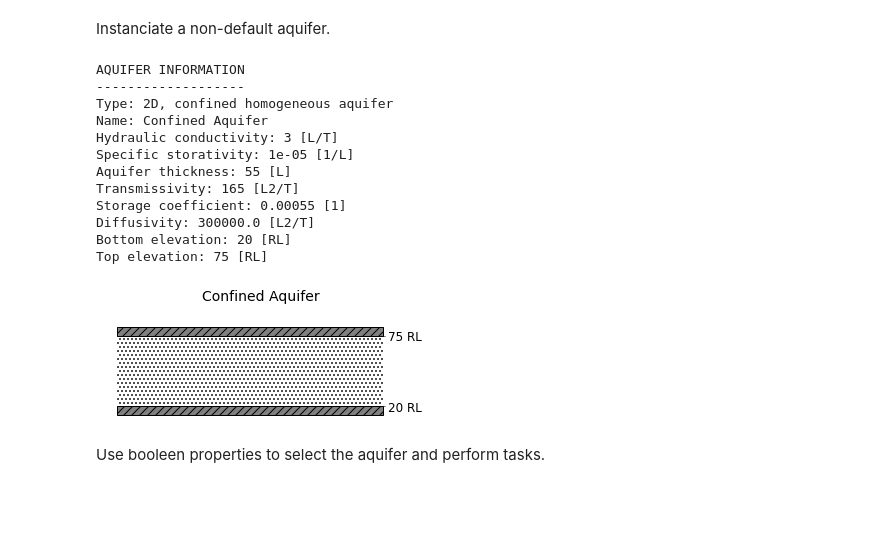
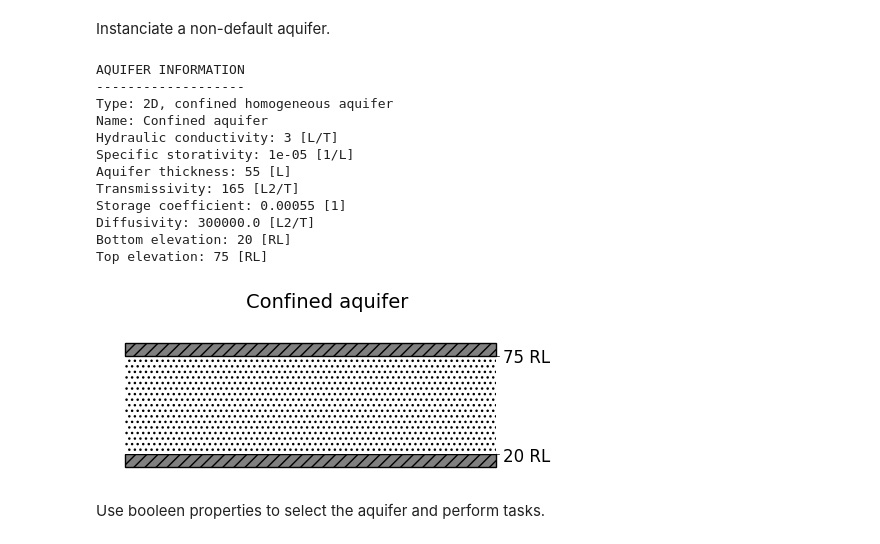
Before and after one commit to Moofbytes/pygaf_notebooks, a Jupyter notebook: pygaf_aquifer_classes.ipynb, the cells around one changed output. Saved outputs shown, nothing was run; the diff lists cells and outputs as text; code cells hidden in the pictures; blank space fills up the shorter version.

```diff
--- a/pygaf_aquifer_classes.ipynb
+++ b/pygaf_aquifer_classes.ipynb
@@ -48,23 +50,23 @@ Top elevation: 10 [RL]
 # %% [markdown]
 Instanciate a non-default aquifer.
 # %%
-AQ1 = pygaf.Aq2dConf(K=3, B=55, Ss=1e-5, bot=20, name='Confined Aquifer')
+AQ1 = pygaf.Aq2dConf(K=3, B=55, Ss=1e-5, bot=20, name='Confined aquifer')
 AQ1.info()
 AQ1.draw()
 # %% [output]
 AQUIFER INFORMATION
 -------------------
 Type: 2D, confined homogeneous aquifer
-Name: Confined Aquifer
+Name: Confined aquifer
 Hydraulic conductivity: 3 [L/T]
 Specific storativity: 1e-05 [1/L]
 Aquifer thickness: 55 [L]
 Transmissivity: 165 [L2/T]
 Storage coefficient: 0.00055 [1]
 Diffusivity: 300000.0 [L2/T]
 Bottom elevation: 20 [RL]
 Top elevation: 75 [RL]
-[figure, old version]
+[figure, new version]
 # %% [markdown]
 Use booleen properties to select the aquifer and perform tasks.
 # %%
```
Also changed, not shown: parts of 27 cells of this notebook, 5 other files.
